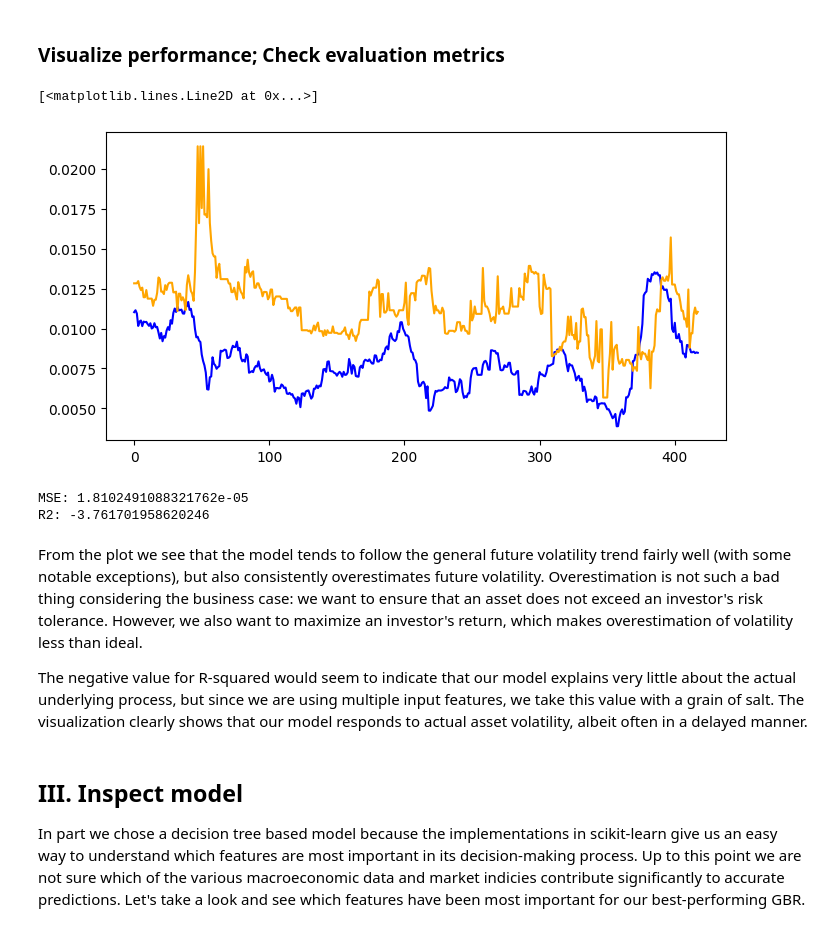
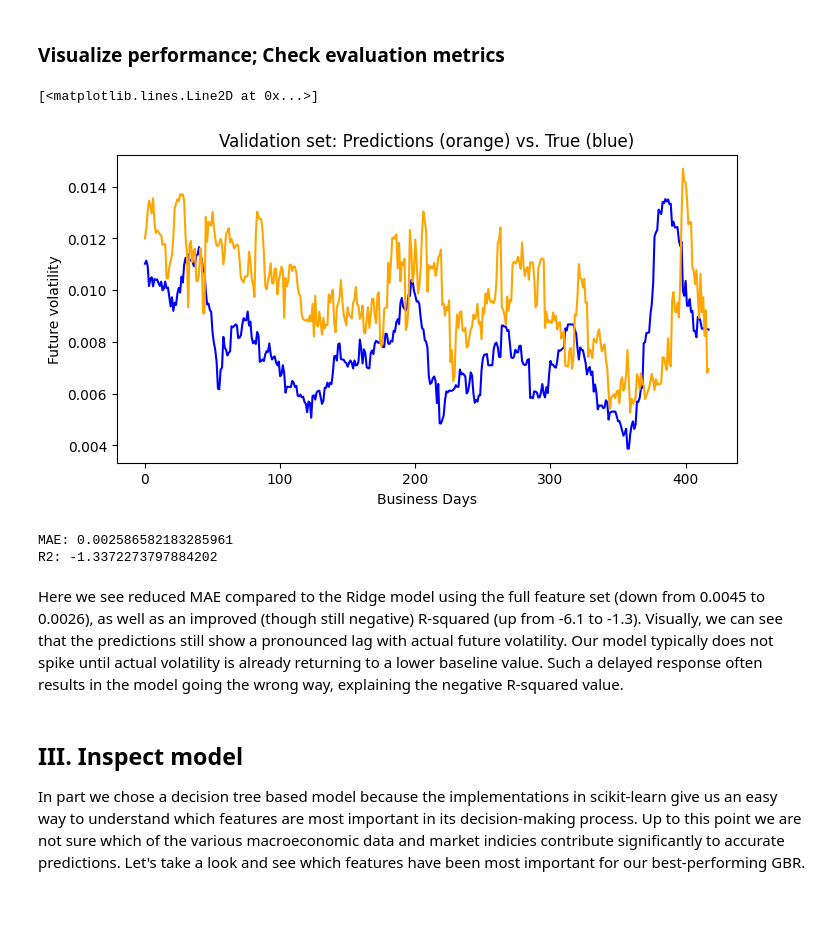
Before and after one commit to tmacpherson6/investment_advisor_dashboard_capstone, a Jupyter notebook: Pete-B8A_GBR-model-gridsearch.ipynb, the cells around one changed output. Saved outputs shown, nothing was run; the diff lists cells and outputs as text; code cells hidden in the pictures; blank space fills up the shorter version.

```diff
--- a/Pete-B8A_GBR-model-gridsearch.ipynb
+++ b/Pete-B8A_GBR-model-gridsearch.ipynb
@@ -52,8 +52,9 @@ val_df = pd.read_csv(
 )
 # %%
 # Separate features from labels
+# Exclude returns as they show low correlation with future volatility
 data_cols, _ = dp.get_X_y_cols(train_df, returns=False)
-label_col = [TICKER + '_f-vol_target']
+label_col = [TICKER + '_vol_target']
 # Training set
 X_train = train_df.dropna()[data_cols].astype(np.float32)
 y_train = train_df.dropna()[label_col].astype(np.float32).values.reshape(-1,)
@@ -71,6 +83,6 @@ ts_cv = TimeSeriesSplit(
 # %%
 # Define model, metrics, and Grid Search for hyperparameter tuning
-estimator = GradientBoostingRegressor(loss='squared_error', warm_start=False)
+estimator = GradientBoostingRegressor(loss='absolute_error', warm_start=False)
 metrics = {
     'MAE': 'neg_mean_absolute_error',
     'RMSE': 'neg_root_mean_squared_error',
@@ -87,7 +99,7 @@ reg = GridSearchCV(
     estimator,
     params,
     scoring=metrics,
-    refit='MSE',
+    refit='MAE',
     cv=ts_cv
 )
 # %%
@@ -107,27 +119,27 @@ GridSearchCV(cv=TimeSeriesSplit(gap=21, max_train_size=None, n_splits=3, test_si
 # %%
 # Use the best estimator to make predictions on the validation set
 best = reg.best_estimator_
 preds = best.predict(X_val)
 x = range(len(y_val))
 
 fig = plt.figure(figsize=(8, 4))
 ax = fig.subplots()
-
+ax.set_title('Validation set: Predictions (orange) vs. True (blue)')
+ax.set_ylabel('Future volatility')
+ax.set_xlabel('Business Days')
 ax.plot(x, y_val, color='blue')
 ax.plot(x, preds, color='orange')
 # %% [output]
 [<matplotlib.lines.Line2D at 0x...>]
-[figure, old version]
+[figure, new version]
 # %%
-print(f'MSE: {mean_squared_error(y_val, preds)}')
+print(f'MAE: {mean_absolute_error(y_val, preds)}')
 print(f'R2: {r2_score(y_val, preds)}')
 # %% [output]
-MSE: 1.8102491088321762e-05
-R2: -3.761701958620246
+MAE: 0.002586582183285961
+R2: -1.3372273797884202
 # %% [markdown]
-From the plot we see that the model tends to follow the general future volatility trend fairly well (with some notable exceptions), but also consistently overestimates future volatility.  Overestimation is not such a bad thing considering the business case: we want to ensure that an asset does not exceed an investor's risk tolerance.  However, we also want to maximize an investor's return, which makes overestimation of volatility less than ideal.
-
-The negative value for R-squared would seem to indicate that our model explains very little about the actual underlying process, but since we are using multiple input features, we take this value with a grain of salt.  The visualization clearly shows that our model responds to actual asset volatility, albeit often in a delayed manner.
+Here we see reduced MAE compared to the Ridge model using the full feature set (down from 0.0045 to 0.0026), as well as an improved (though still negative) R-squared (up from -6.1 to -1.3).  Visually, we can see that the predictions still show a pronounced lag with actual future volatility.  Our model typically does not spike until actual volatility is already returning to a lower baseline value.  Such a delayed response often results in the model going the wrong way, explaining the negative R-squared value.
 # %% [markdown]
 ## III. Inspect model
 
```
Also changed, not shown: parts of 6 cells of this notebook, 16 other files.
